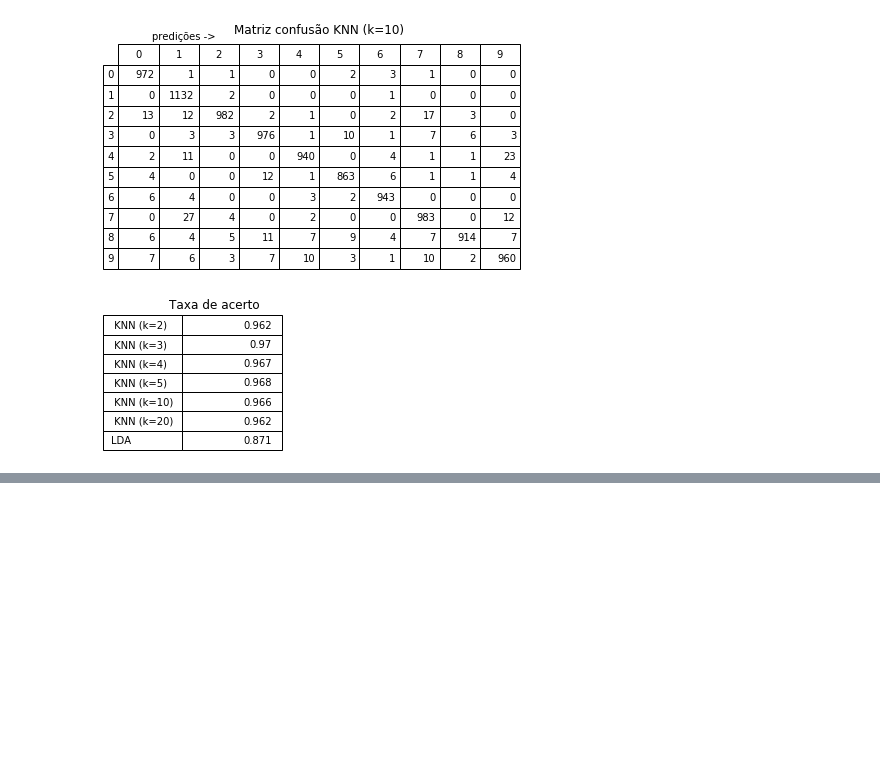
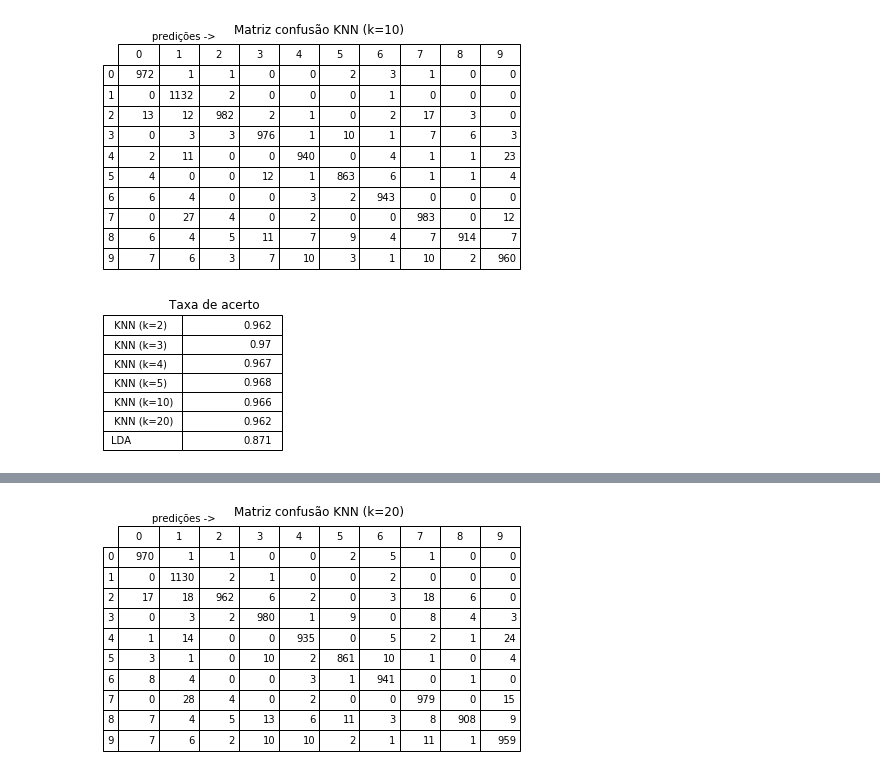
Before and after one commit to siqueiralex/knn_lda_mnist, a Jupyter notebook: Plotting Routines.ipynb, the cells around one changed output, grey strips where cells are left out. Saved outputs shown, nothing was run; the diff lists cells and outputs as text; code cells hidden in the pictures; blank space fills up the shorter version.

```diff
--- a/Plotting Routines.ipynb
+++ b/Plotting Routines.ipynb
@@ -91,0 +123,16 @@ plt.show()
+# %%
+mat_knn_20=[[ 970,    1,    1,    0,    0,    2,    5,    1,    0,    0], [   0, 1130,    2,    1,    0,    0,    2,    0,    0,    0], [  17,   18,  962,    6,    2,    0,    3,   18,    6,    0], [   0,    3,    2,  980,    1,    9,    0,    8,    4,    3], [   1,   14,    0,    0,  935,    0,    5,    2,    1,   24], [   3,    1,    0,   10,    2,  861,   10,    1,    0,    4], [   8,    4,    0,    0,    3,    1,  941,    0,    1,    0], [   0,   28,    4,    0,    2,    0,    0,  979,    0,   15], [   7,    4,    5,   13,    6,   11,    3,    8,  908,    9],[   7,    6,    2,   10,   10,    2,    1,   11,    1,  959]]
+# %%
+fig, ax = plt.subplots()
+ax.xaxis.set_visible(False)
+ax.yaxis.set_visible(False)
+col_labels=[0,1,2,3,4,5,6,7,8,9]
+row_labels=[" 0 "," 1 "," 2 "," 3 "," 4 "," 5 "," 6 "," 7 "," 8 "," 9 " ]
+table = ax.table(cellText=mat_knn_20, colLabels=col_labels, rowLabels=row_labels , loc='upper center')
+table.scale(1.2,1.7)
+plt.title("Matriz confusão KNN (k=20)")
+plt.axis('off')
+plt.annotate("predições ->", (0,1))
+plt.show()
+# %% [output]
+[figure, added]
```
Also changed, not shown: parts of 4 cells of this notebook, 1 other file.
